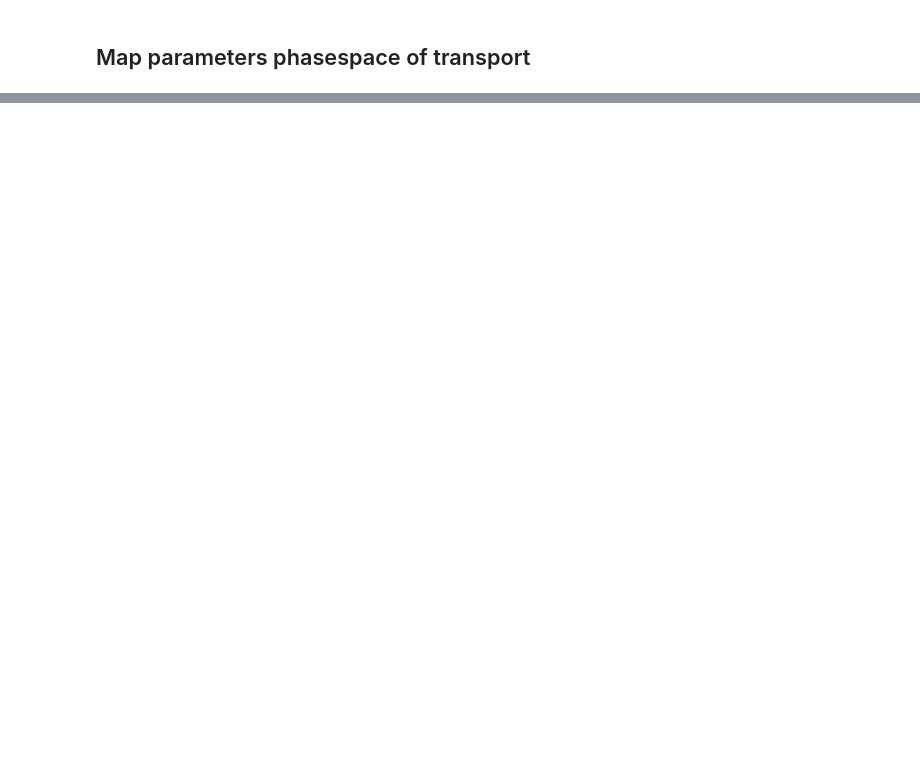
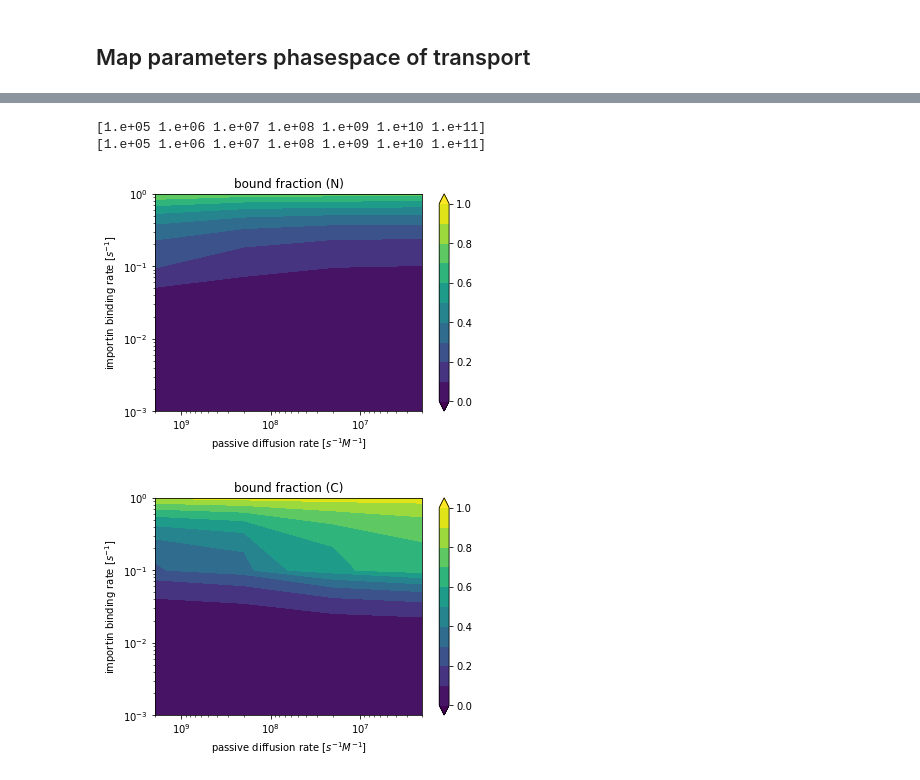
Before and after one commit to ravehlab/npctransport_kinetic, a Jupyter notebook: NPC_FLIP_simulations.ipynb, the cells around one changed output, grey strips where cells are left out. Cells and saved outputs as stored; diff of their text form; code cells hidden in the pictures; blank space fills up the shorter version.

```diff
--- a/NPC_FLIP_simulations.ipynb
+++ b/NPC_FLIP_simulations.ipynb
@@ -200,8 +273,9 @@ def mp_do_simulation(param_range, i, j,
                      equilibration_time_sec):
     init_params= {"Ran_cell_M": 20e-6}
     my_ts= get_new_transport_simulation(**init_params)
-    my_ts.set_params(max_passive_diffusion_rate_nmol_per_sec_per_M  = param_range["max_passive_diffusion_rate_nmol_per_sec_per_M"][i],
-              fraction_complex_NPC_traverse_per_sec = param_range["rate_free_to_complex_per_sec"][j])
+    my_ts.set_params(
+        max_passive_diffusion_rate_nmol_per_sec_per_M  = param_range["max_passive_diffusion_rate_nmol_per_sec_per_M"][i],
+        rate_free_to_complex_per_sec = param_range["rate_free_to_complex_per_sec"][j])
     stats = my_ts.simulate(equilibration_time_sec)
     return {"i":i, "j":j, "stats":stats}
 
@@ -236,14 +310,14 @@ def map_param_grid_parallel(nx,
     epsilon = 1e-9
     c_cargo_M= 50e-6 # TODO: fetch this from the simulation
     param_range["max_passive_diffusion_rate_nmol_per_sec_per_M"] = \
-        np.logspace(3, #0.001+epsilon,
+        np.logspace(2, #0.001+epsilon,
                     5, #-epsilon,
                     nx) / c_cargo_M # divided by 50E-6 to normalize by the initial cargo concentration # TODO: take the actual cargo concentration?
     param_range["rate_free_to_complex_per_sec"] = \
         np.logspace(-3,
-                    2, #-epsilon,
+                    0, #-epsilon,
                     ny)
-    ts= get_new_transport_simulation(fraction_complex_NPC_traverse_per_sec=1.)
+    ts= get_new_transport_simulation()
     for key in param_range.keys():
         print("Param {:} default value is {:}".format(key, getattr(ts, key)))
     stats_grids = {}
@@ -278,8 +352,8 @@ def get_N_to_C_ratios(stats_grids, v_N_L, v_C_L):
     ratios= (nNs/v_N_L) / (nCs/v_C_L)
     return ratios
 
-param_range, stats_grids= map_param_grid_parallel(nx= 5,
-                                        ny= 8,
+param_range, stats_grids= map_param_grid_parallel(nx= 4,
+                                        ny= 4,
 #                                       is_reset=True,
                                         equilibration_time_sec= 100.0,
                                         n_processors=6)
@@ -302,37 +375,19 @@ import matplotlib.ticker as mtick
 vmax=4
 x_meshgrid, y_meshgrid = np.meshgrid(param_range["max_passive_diffusion_rate_nmol_per_sec_per_M"],
                                      param_range["rate_free_to_complex_per_sec"])
-plt.figure()
-ax=plt.gca()
-plt.imshow(ratios, vmin=1, vmax=vmax)
-xlim= ax.get_xlim()
-ylim= ax.get_ylim()
-ax.set_xlim(xlim[1], xlim[0])
-ax.set_ylim(ylim[1], ylim[0])
-cb = plt.colorbar(label="N/C ratio")
-ticks = cb.get_ticks()
-cb.set_ticks(ticks)
+
 ##### Contourf
 plt.figure()
 plt.contourf(x_meshgrid, y_meshgrid, ratios, vmin=1.0, vmax=vmax, levels=np.linspace(1.0,vmax,21), extend='both')
 ax= plt.gca()
 ax.set_xscale('log')
 ax.set_yscale('log')
-#ax.set_yscale('log')
 ax.set_xlabel(r"passive diffusion rate [$s^{-1} M^{-1}$]")
 ax.set_ylabel("importin binding rate [$s^{-1}$]")
 xlim= ax.get_xlim()
 ylim= ax.get_ylim()
 ax.set_xlim(xlim[1], xlim[0])
-#ax.set_ylim(ylim[1], ylim[0])
 print(ax.get_xticks())
-#ax.set_xticklabels(["{:.1f}".format(xtick) for xtick in param_range["max_passive_diffusion_rate_nmol_per_sec_per_M"]])
-#ax.set_yticklabels(["{:.2f}".format(ytick) for ytick in param_range["rate_free_C_to_complex_C_per_sec"]])
 cb = plt.colorbar(label="N/C ratio")
 ticks = cb.get_ticks()
 cb.set_ticks(ticks)
-
-#ax.xaxis.set_major_formatter(mtick.FormatStrFormatter("%.1f"))
-#ax.yaxis.set_major_formatter(mtick.FormatStrFormatter("%.1f"))
-
-#cb.set_ticklabels([f'{tick:.0e}' for tick in np.exp(ticks)])
@@ -341,26 +401,34 @@ multiprocessing.cpu_count()
 # %%
 for compartment in ['N', 'C']:
     tag_complex= f"complexL_{compartment}"
     tag_free= f"freeL_{compartment}"
     complexL_fraction= stats_grids[tag_complex]/(stats_grids[tag_complex]+stats_grids[tag_free])
     ##### Contourf
     vmax=1.0
     plt.figure()
     plt.contourf(x_meshgrid, y_meshgrid, complexL_fraction,
-                 vmin=0.0, vmax=vmax, levels=np.linspace(0,vmax,11), extend='both')
+                 vmin=0.0,
+                 vmax=vmax,
+                 levels=np.linspace(0,vmax,11),
+                 extend='both')
     ax= plt.gca()
     ax.set_xscale('log')
     ax.set_yscale('log')
     ax.set_xlabel(r"passive diffusion rate [$s^{-1} M^{-1}$]")
     ax.set_ylabel("importin binding rate [$s^{-1}$]")
     xlim= ax.get_xlim()
     ylim= ax.get_ylim()
     ax.set_xlim(xlim[1], xlim[0])
     #ax.set_ylim(ylim[1], ylim[0])
     print(ax.get_xticks())
 
     cb = plt.colorbar()#label=f"bound fraction ({compartment})")
     ax.set_title(f"bound fraction ({compartment})")
     ticks = cb.get_ticks()
     cb.set_ticks(ticks)
+# %% [output]
+[1.e+05 1.e+06 1.e+07 1.e+08 1.e+09 1.e+10 1.e+11]
+[1.e+05 1.e+06 1.e+07 1.e+08 1.e+09 1.e+10 1.e+11]
+[figure, added]
+[figure, added]
 # %%
```
Also changed, not shown: parts of 16 cells of this notebook, 1 other file.
